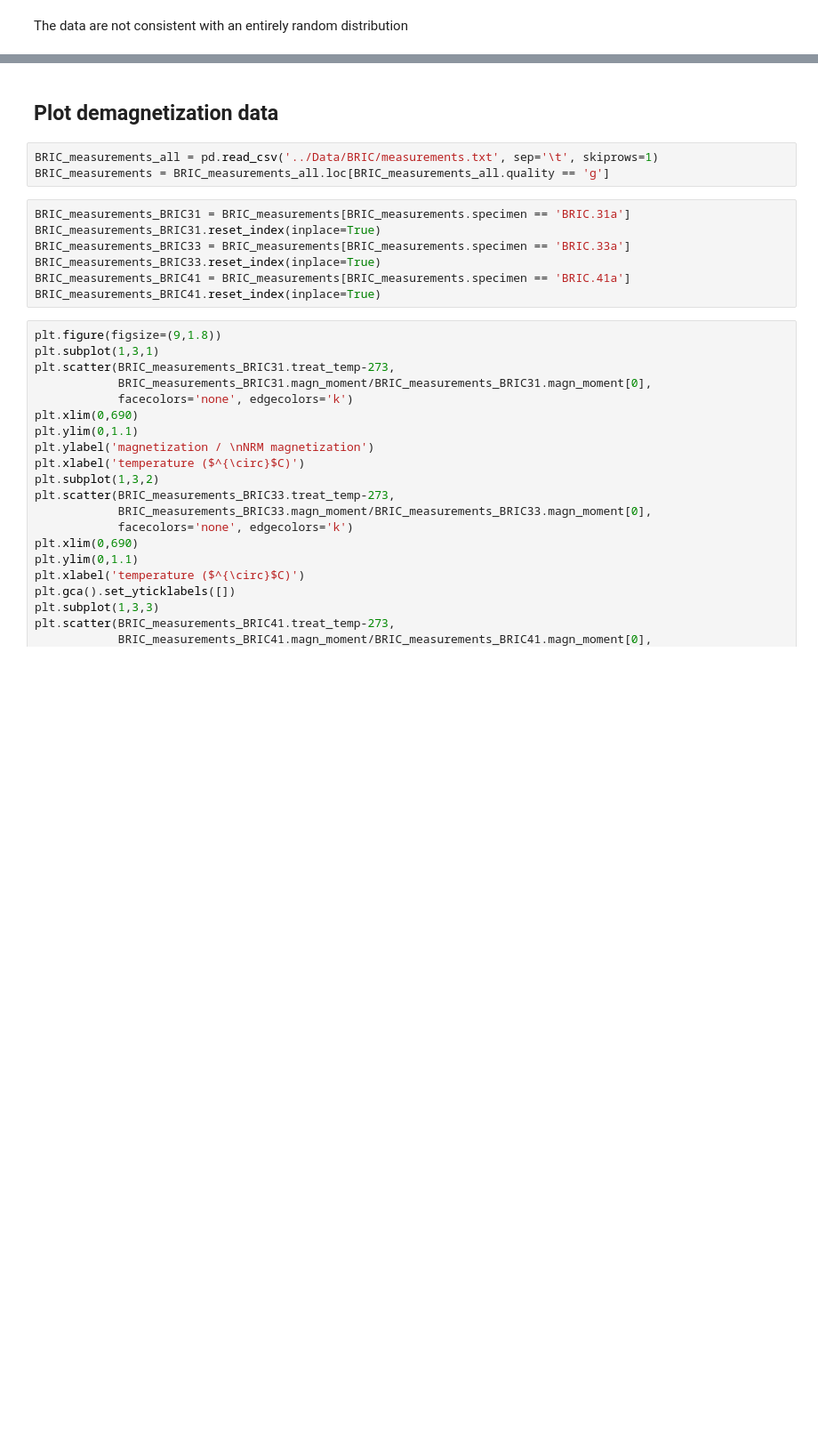
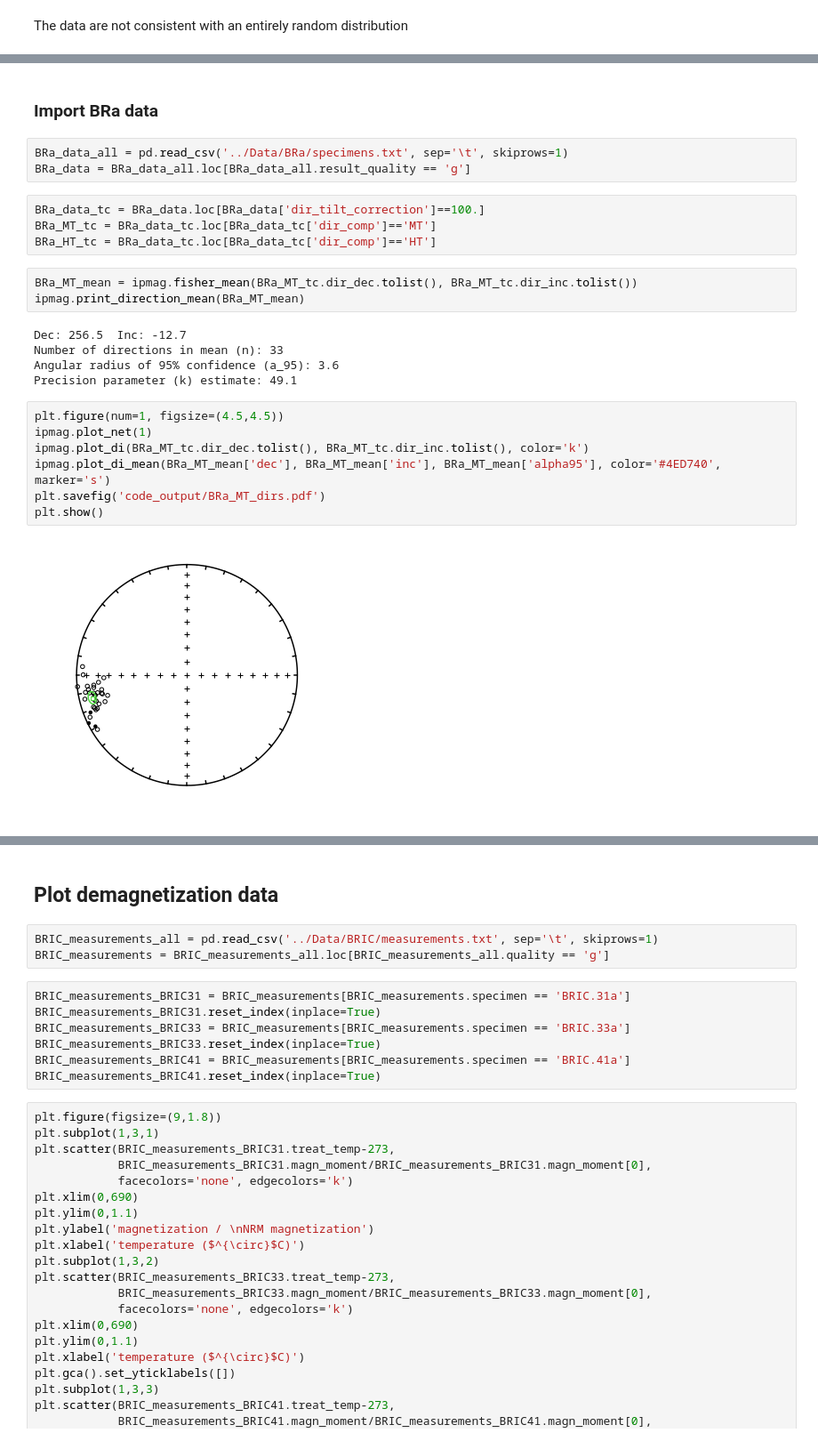
Before and after one commit to Swanson-Hysell-Group/2018_Red_Bed_Intraclasts, a Jupyter notebook: Code/intraclast_notebook.ipynb, the cells around one changed output, grey strips where cells are left out. Shown: that part at 89% size. Drawn from its saved outputs; the diff is of its cells as text; blank space fills up the shorter version.

Commit message:
progress on data analysis

```diff
--- a/Code/intraclast_notebook.ipynb
+++ b/Code/intraclast_notebook.ipynb
@@ -133 +133,27 @@ The null hypothesis of randomness can be rejected at the 99% confidence level
  'Ro_99': 10.104701875859574}
+# %% [markdown]
+### Import BRa data
+# %%
+BRa_data_all = pd.read_csv('../Data/BRa/specimens.txt', sep='\t', skiprows=1)
+BRa_data = BRa_data_all.loc[BRa_data_all.result_quality == 'g']
+# %%
+BRa_data_tc = BRa_data.loc[BRa_data['dir_tilt_correction']==100.]
+BRa_MT_tc = BRa_data_tc.loc[BRa_data_tc['dir_comp']=='MT']
+BRa_HT_tc = BRa_data_tc.loc[BRa_data_tc['dir_comp']=='HT']
+# %%
+BRa_MT_mean = ipmag.fisher_mean(BRa_MT_tc.dir_dec.tolist(), BRa_MT_tc.dir_inc.tolist())
+ipmag.print_direction_mean(BRa_MT_mean)
+# %% [output]
+Dec: 256.5  Inc: -12.7
+Number of directions in mean (n): 33
+Angular radius of 95% confidence (a_95): 3.6
+Precision parameter (k) estimate: 49.1
+# %%
+plt.figure(num=1, figsize=(4.5,4.5))
+ipmag.plot_net(1)
+ipmag.plot_di(BRa_MT_tc.dir_dec.tolist(), BRa_MT_tc.dir_inc.tolist(), color='k')
+ipmag.plot_di_mean(BRa_MT_mean['dec'], BRa_MT_mean['inc'], BRa_MT_mean['alpha95'], color='#4ED740', marker='s')
+plt.savefig('code_output/BRa_MT_dirs.pdf')
+plt.show()
+# %% [output]
+[figure, added]
```
Also changed, not shown: parts of 18 cells of this notebook, 10 other files.
